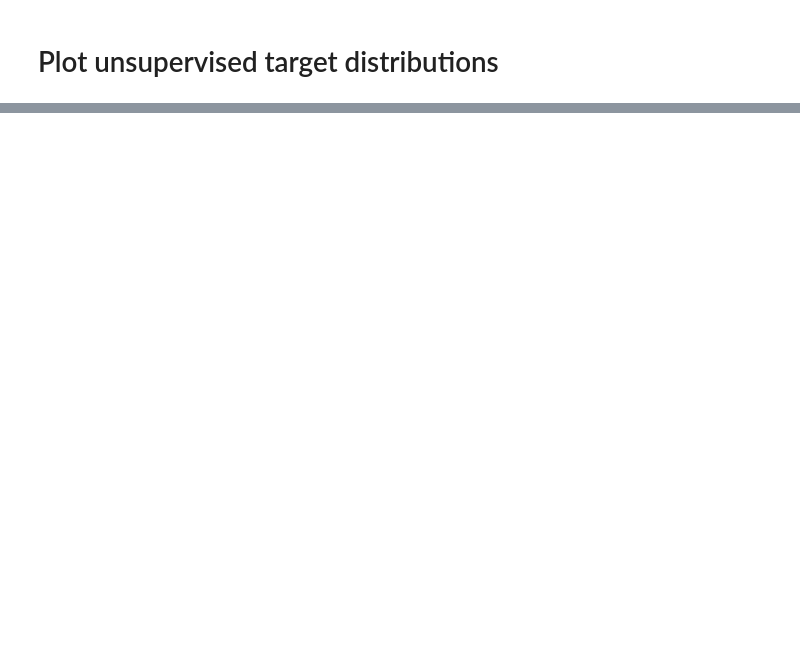
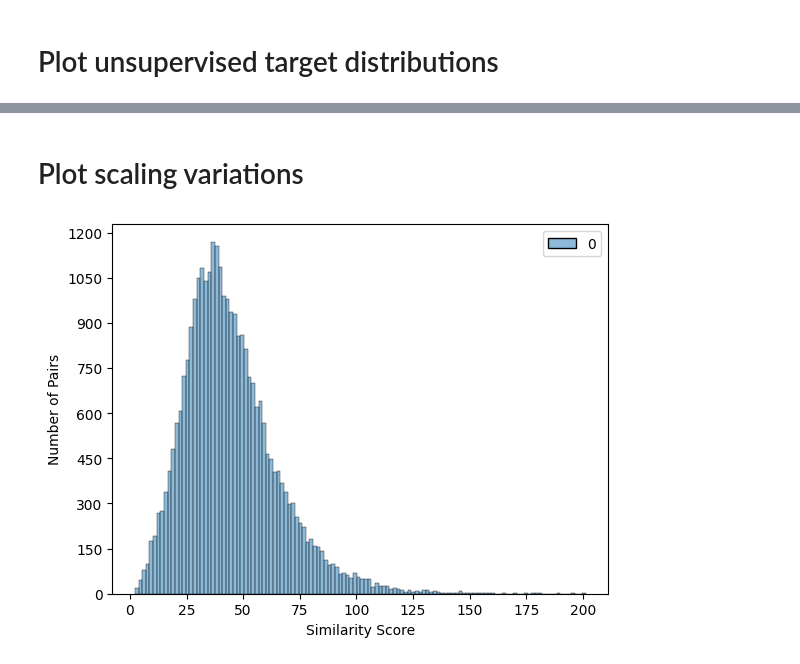
Before and after one commit to EdvardHolden/gnn-entailment-caption, a Jupyter notebook: notebooks/# Plot unsupervised target distributions.ipynb, the cells around one changed output, grey strips where cells are left out. Saved outputs shown, nothing was run; the diff lists cells and outputs as text; code cells hidden in the pictures; blank space fills up the shorter version.

```diff
--- a/notebooks/# Plot unsupervised target distributions.ipynb
+++ b/notebooks/# Plot unsupervised target distributions.ipynb
@@ -16,10 +22,8 @@ with open(target_path, "rb") as f:
 # %%
-# sns.distplot(data)
+def plot(data):
+    ax = sns.histplot(data)
 
-
-ax = sns.histplot(data)
-
-ax.set_xlabel("Similarity Score")
-ax.set_ylabel("Number of Pairs")
-ax.yaxis.set_major_locator(MaxNLocator(integer=True))
-ax.xaxis.set_major_locator(MaxNLocator(integer=True))
+    ax.set_xlabel("Similarity Score")
+    ax.set_ylabel("Number of Pairs")
+    ax.yaxis.set_major_locator(MaxNLocator(integer=True))
+    ax.xaxis.set_major_locator(MaxNLocator(integer=True))
@@ -27,0 +64,6 @@ ax.xaxis.set_major_locator(MaxNLocator(integer=True))
+# %% [markdown]
+# Plot scaling variations
+# %%
+plot(data)
+# %% [output]
+[figure, added]
```
Also changed, not shown: parts of 15 cells of this notebook, 1 other file.
